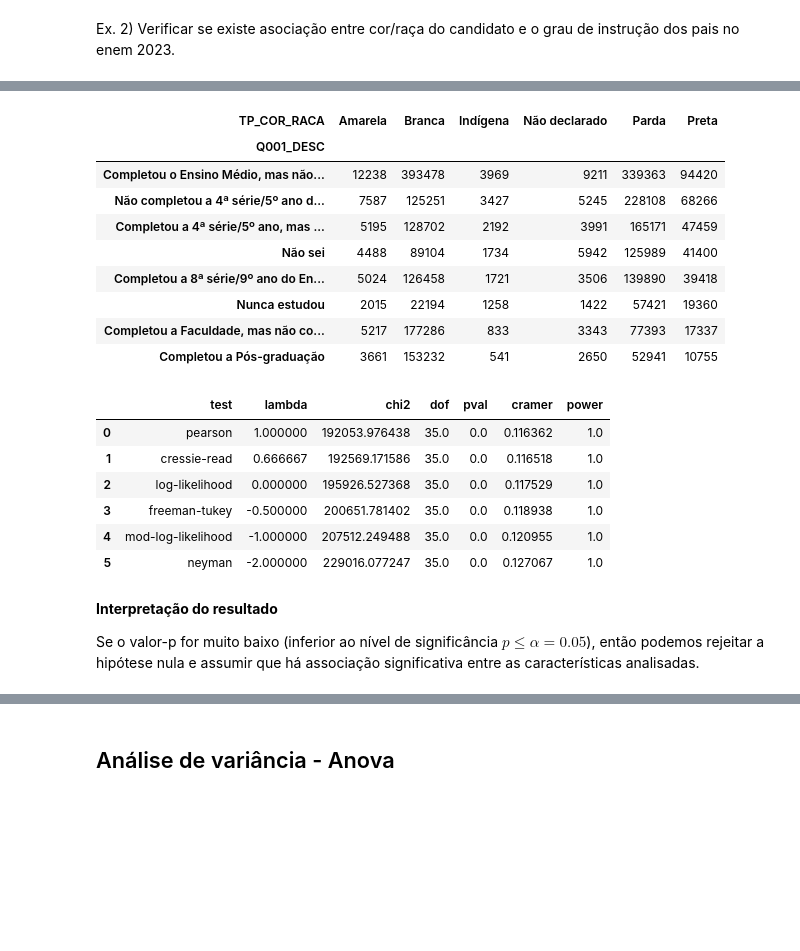
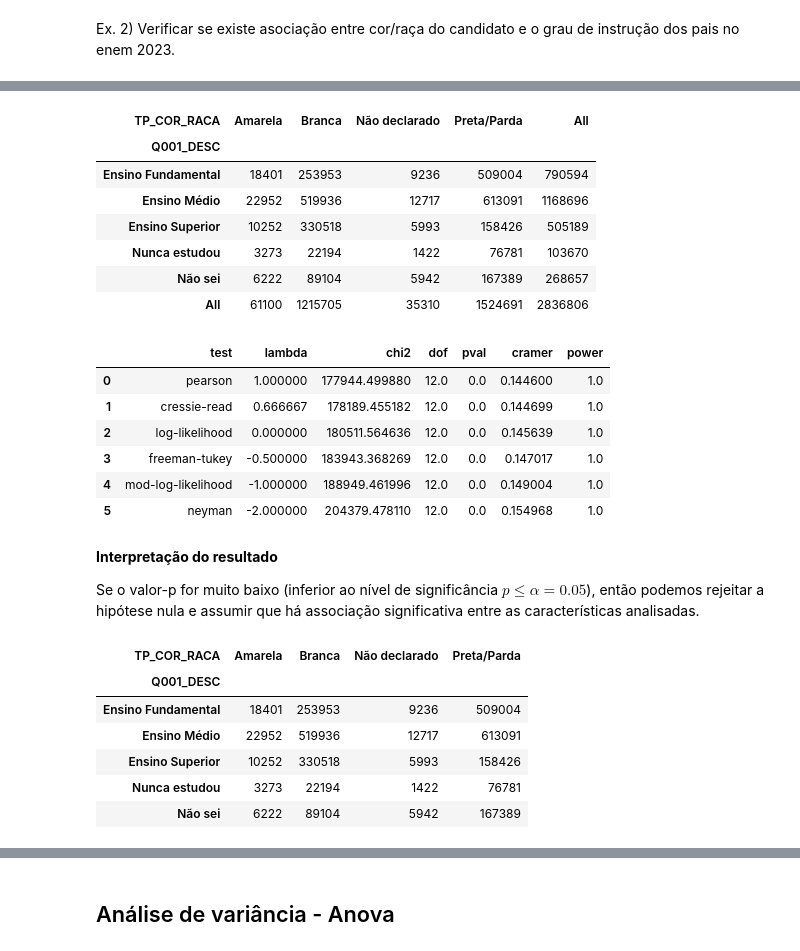
Before and after one commit to atc857/enem2023, a Jupyter notebook: enem2023.ipynb, the cells around one changed output, grey strips where cells are left out. Cells and saved outputs as stored; diff of their text form; code cells hidden in the pictures; blank space fills up the shorter version.

```diff
--- a/enem2023.ipynb
+++ b/enem2023.ipynb
@@ -425,3 +425,17 @@ Se o valor-p for muito baixo (inferior ao nível de significância $ p \leq \alp
 ## Teste qui-quadrado
 # %% [markdown]
 Ex. 2) Verificar se existe asociação entre cor/raça do candidato e o grau de instrução dos pais no enem 2023.
+# %%
+# Reformulando o dicionário para Q001 e Q002 (grau de instrução dos pais) para agrupar categorias
+dic_grau_instrucao2 = {
+    'Nunca estudou': 'Nunca estudou',
+    'Não completou a 4ª série/5º ano do Ensino Fundamental': 'Ensino Fundamental',
+    'Completou a 4ª série/5º ano, mas não completou a 8ª série/9º ano do Ensino Fundamental': 'Ensino Fundamental',
+    'Completou a 8ª série/9º ano do Ensino Fundamental, mas não completou o Ensino Médio': 'Ensino Médio',
+    'Completou o Ensino Médio, mas não completou a Faculdade': 'Ensino Médio',
+    'Completou a Faculdade, mas não completou a Pós-graduação': 'Ensino Superior',
+    'Completou a Pós-graduação': 'Ensino Superior',
+    'Não sei': 'Não sei'}
+# %%
+enem2023_socio.loc[:,'Q001_DESC'] = enem2023_socio['Q001_DESC'].map(dic_grau_instrucao2)
+enem2023_socio.loc[:,'Q002_DESC'] = enem2023_socio['Q002_DESC'].map(dic_grau_instrucao2)
@@ -428,33 +451,52 @@ Ex. 2) Verificar se existe asociação entre cor/raça do candidato e o grau de
+# %%
+# De modo análogo, vamos agrupar as categorias de cor/raça
+dic_cor_raca2 = {
+    'Branca': 'Branca',
+    'Preta': 'Preta/Parda',
+    'Parda': 'Preta/Parda',
+    'Amarela': 'Amarela',
+    'Indígena': 'Amarela',
+    'Não declarado': 'Não declarado'}
+# %%
+enem2023_socio.loc[:,'TP_COR_RACA'] = enem2023_socio['TP_COR_RACA'].map(dic_cor_raca2)
 # %%
-# Primeiramente vamos criar a tabela de contigência a partir das colunas com os dados de interesse no dataframe
-tab_contingencia = pd.crosstab(enem2023_socio['Q001_DESC'], enem2023_socio['TP_COR_RACA'])
-tab_contingencia.sort_values(by='Preta', ascending=False)
+# Vamos criar a tabela de contigência a partir das colunas com os dados de interesse no dataframe
+tab_contingencia = pd.crosstab(enem2023_socio['Q001_DESC'], enem2023_socio['TP_COR_RACA'], margins = True)
+tab_contingencia
 # %% [output]
-| TP_COR_RACA | Amarela | Branca | Indígena | Não declarado | Parda | Preta |
-| Q001_DESC |  |  |  |  |  |  |
-| Completou o Ensino Médio, mas não... | 12238 | 393478 | 3969 | 9211 | 339363 | 94420 |
-| Não completou a 4ª série/5º ano d... | 7587 | 125251 | 3427 | 5245 | 228108 | 68266 |
-| Completou a 4ª série/5º ano, mas ... | 5195 | 128702 | 2192 | 3991 | 165171 | 47459 |
-| Não sei | 4488 | 89104 | 1734 | 5942 | 125989 | 41400 |
-| Completou a 8ª série/9º ano do En... | 5024 | 126458 | 1721 | 3506 | 139890 | 39418 |
-| Nunca estudou | 2015 | 22194 | 1258 | 1422 | 57421 | 19360 |
-| Completou a Faculdade, mas não co... | 5217 | 177286 | 833 | 3343 | 77393 | 17337 |
-| Completou a Pós-graduação | 3661 | 153232 | 541 | 2650 | 52941 | 10755 |
+| TP_COR_RACA | Amarela | Branca | Não declarado | Preta/Parda | All |
+| Q001_DESC |  |  |  |  |  |
+| Ensino Fundamental | 18401 | 253953 | 9236 | 509004 | 790594 |
+| Ensino Médio | 22952 | 519936 | 12717 | 613091 | 1168696 |
+| Ensino Superior | 10252 | 330518 | 5993 | 158426 | 505189 |
+| Nunca estudou | 3273 | 22194 | 1422 | 76781 | 103670 |
+| Não sei | 6222 | 89104 | 5942 | 167389 | 268657 |
+| All | 61100 | 1215705 | 35310 | 1524691 | 2836806 |
 # %%
 expected, observed, stats = pg.chi2_independence(data=enem2023_socio, x='Q001_DESC', y='TP_COR_RACA')
 stats
 # %% [output]
 |  | test | lambda | chi2 | dof | pval | cramer | power |
-| 0 | pearson | 1.000000 | 192053.976438 | 35.0 | 0.0 | 0.116362 | 1.0 |
-| 1 | cressie-read | 0.666667 | 192569.171586 | 35.0 | 0.0 | 0.116518 | 1.0 |
-| 2 | log-likelihood | 0.000000 | 195926.527368 | 35.0 | 0.0 | 0.117529 | 1.0 |
-| 3 | freeman-tukey | -0.500000 | 200651.781402 | 35.0 | 0.0 | 0.118938 | 1.0 |
-| 4 | mod-log-likelihood | -1.000000 | 207512.249488 | 35.0 | 0.0 | 0.120955 | 1.0 |
-| 5 | neyman | -2.000000 | 229016.077247 | 35.0 | 0.0 | 0.127067 | 1.0 |
+| 0 | pearson | 1.000000 | 177944.499880 | 12.0 | 0.0 | 0.144600 | 1.0 |
+| 1 | cressie-read | 0.666667 | 178189.455182 | 12.0 | 0.0 | 0.144699 | 1.0 |
+| 2 | log-likelihood | 0.000000 | 180511.564636 | 12.0 | 0.0 | 0.145639 | 1.0 |
+| 3 | freeman-tukey | -0.500000 | 183943.368269 | 12.0 | 0.0 | 0.147017 | 1.0 |
+| 4 | mod-log-likelihood | -1.000000 | 188949.461996 | 12.0 | 0.0 | 0.149004 | 1.0 |
+| 5 | neyman | -2.000000 | 204379.478110 | 12.0 | 0.0 | 0.154968 | 1.0 |
 # %% [markdown]
 **Interpretação do resultado**
 
 Se o valor-p for muito baixo (inferior ao nível de significância $ p \leq \alpha = 0.05 $), então podemos rejeitar a hipótese nula e assumir que há associação significativa entre as características analisadas.
+# %%
+observed
+# %% [output]
+| TP_COR_RACA | Amarela | Branca | Não declarado | Preta/Parda |
+| Q001_DESC |  |  |  |  |
+| Ensino Fundamental | 18401 | 253953 | 9236 | 509004 |
+| Ensino Médio | 22952 | 519936 | 12717 | 613091 |
+| Ensino Superior | 10252 | 330518 | 5993 | 158426 |
+| Nunca estudou | 3273 | 22194 | 1422 | 76781 |
+| Não sei | 6222 | 89104 | 5942 | 167389 |
 # %%
 expected
 # %% [output]
```
Also changed, not shown: parts of 14 cells of this notebook.
